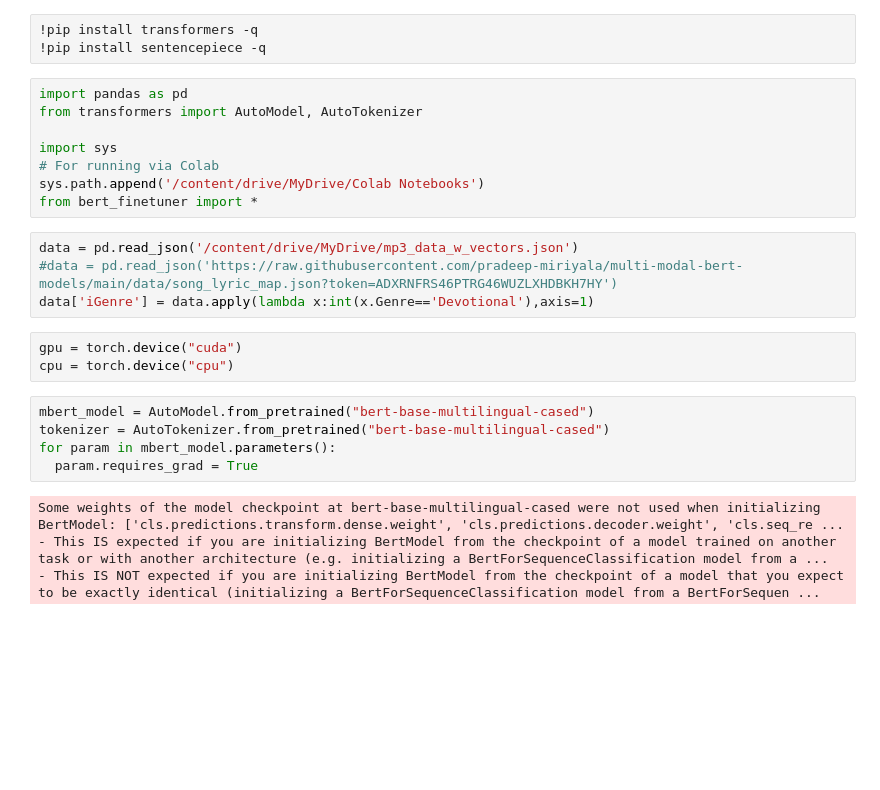
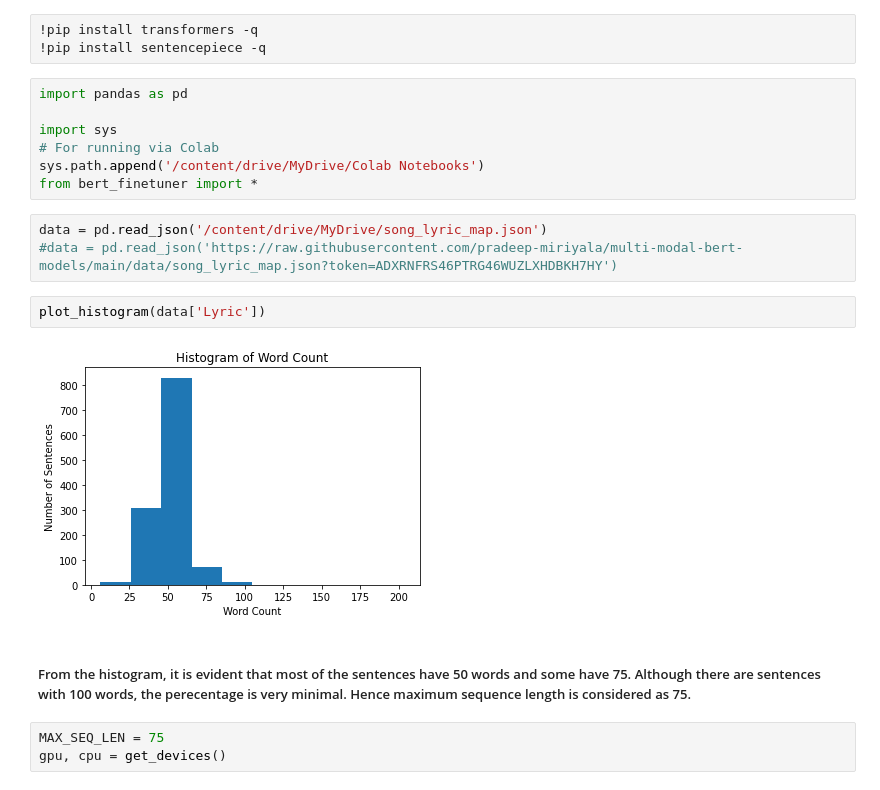
Before and after one commit to pradeep-miriyala/multi-modal-aud-nlp-models, a Jupyter notebook: notebooks/MBERT_Simplified.ipynb, the cells around one changed output. Saved outputs shown, nothing was run; the diff lists cells and outputs as text; blank space fills up the shorter version.

```diff
--- a/notebooks/MBERT_Simplified.ipynb
+++ b/notebooks/MBERT_Simplified.ipynb
@@ -3,25 +3,20 @@
 !pip install sentencepiece -q
 # %%
 import pandas as pd
-from transformers import AutoModel, AutoTokenizer
 
 import sys
 # For running via Colab
 sys.path.append('/content/drive/MyDrive/Colab Notebooks')
 from bert_finetuner import *
 # %%
-data = pd.read_json('/content/drive/MyDrive/mp3_data_w_vectors.json')
+data = pd.read_json('/content/drive/MyDrive/song_lyric_map.json')
 #data = pd.read_json('https://raw.githubusercontent.com/pradeep-miriyala/multi-modal-bert-models/main/data/song_lyric_map.json?token=ADXRNFRS46PTRG46WUZLXHDBKH7HY')
-data['iGenre'] = data.apply(lambda x:int(x.Genre=='Devotional'),axis=1)
-# %%
-gpu = torch.device("cuda")
-cpu = torch.device("cpu")
-# %%
-mbert_model = AutoModel.from_pretrained("bert-base-multilingual-cased")
-tokenizer = AutoTokenizer.from_pretrained("bert-base-multilingual-cased")
-for param in mbert_model.parameters():
-  param.requires_grad = True
-# %% [output]
-Some weights of the model checkpoint at bert-base-multilingual-cased were not used when initializing BertModel: ['cls.predictions.transform.dense.weight', 'cls.predictions.decoder.weight', 'cls.seq_re ...
-- This IS expected if you are initializing BertModel from the checkpoint of a model trained on another task or with another architecture (e.g. initializing a BertForSequenceClassification model from a ...
-- This IS NOT expected if you are initializing BertModel from the checkpoint of a model that you expect to be exactly identical (initializing a BertForSequenceClassification model from a BertForSequen ...
+# %%
+plot_histogram(data['Lyric'])
+# %% [output]
+[figure, added]
+# %% [markdown]
+##### From the histogram, it is evident that most of the sentences have 50 words and some have 75. Although there are sentences with 100 words, the perecentage is very minimal. Hence maximum sequence length is considered as 75.
+# %%
+MAX_SEQ_LEN = 75
+gpu, cpu = get_devices()
```
Also changed, not shown: parts of 6 cells of this notebook, 6 other files.
